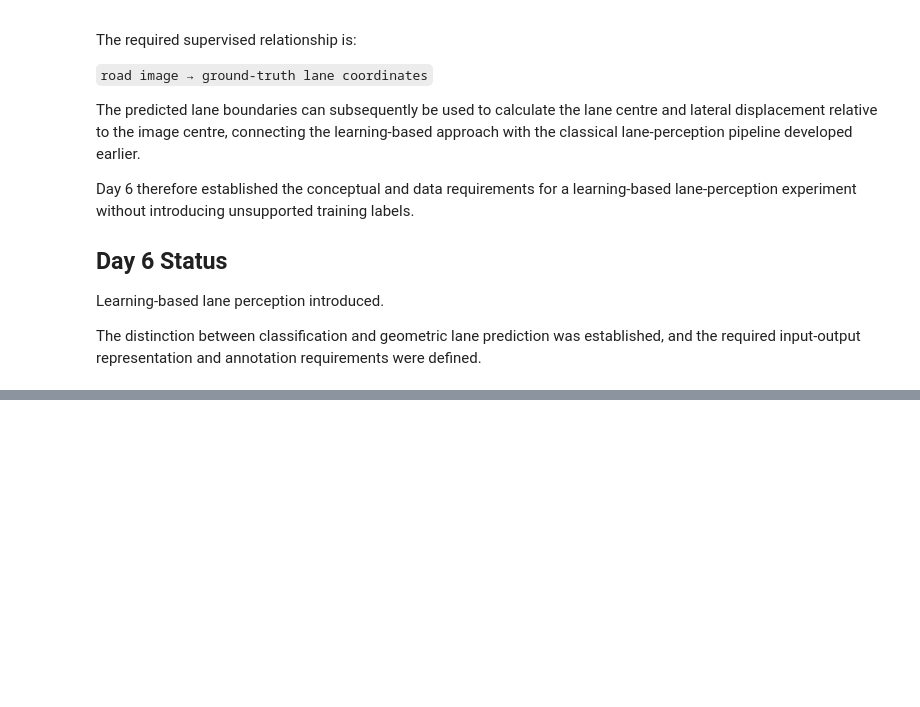
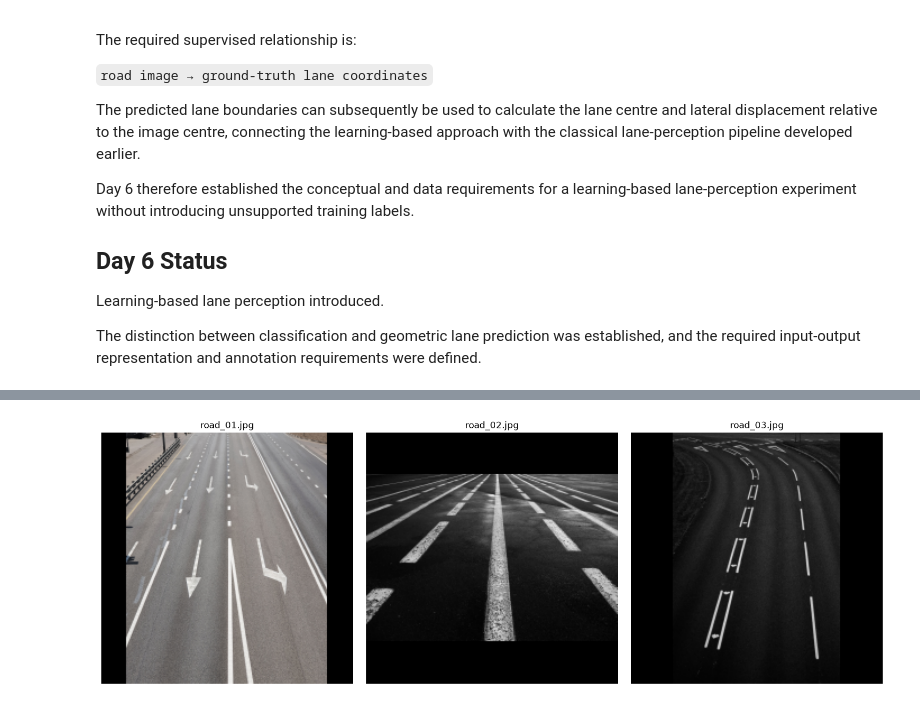
Before and after one commit to Hemkumar-23/autonomous-driving-research, a Jupyter notebook: perception/lane_detection/02_learning_based_lane_perception.ipynb, the cells around one changed output, grey strips where cells are left out. Cells and saved outputs as stored; diff of their text form; code cells hidden in the pictures; blank space fills up the shorter version.

```diff
--- a/perception/lane_detection/02_learning_based_lane_perception.ipynb
+++ b/perception/lane_detection/02_learning_based_lane_perception.ipynb
@@ -161,0 +267,23 @@ annotation requirements were defined.
+# %%
+# 7-D7
+# Visualize the aspect-ratio-preserved CNN inputs.
+
+fig, axes = plt.subplots(
+    1,
+    len(processed_images),
+    figsize=(15, 5)
+)
+
+for ax, image, image_path in zip(
+    axes,
+    processed_images,
+    image_paths
+):
+    ax.imshow(image)
+    ax.set_title(image_path.name)
+    ax.axis("off")
+
+plt.tight_layout()
+plt.show()
+# %% [output]
+[figure, added]
```
Also changed, not shown: parts of 26 cells of this notebook, 2 other files.
